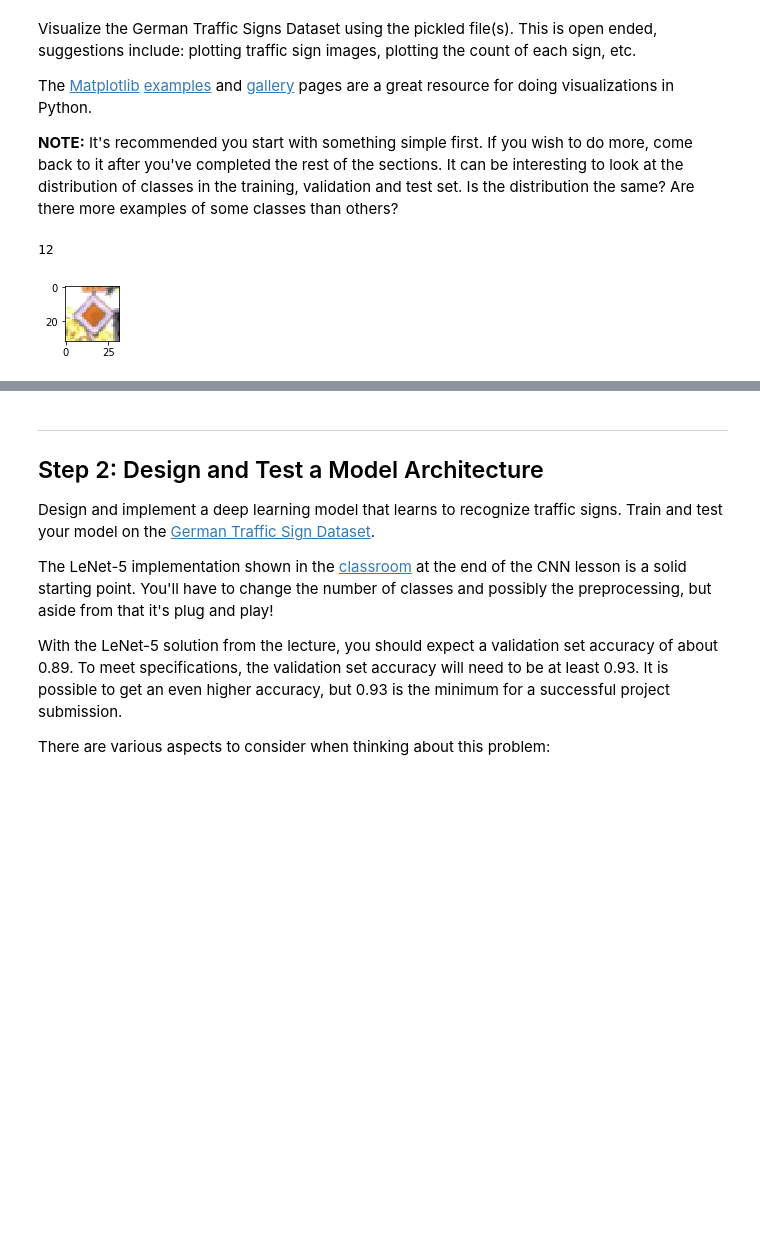
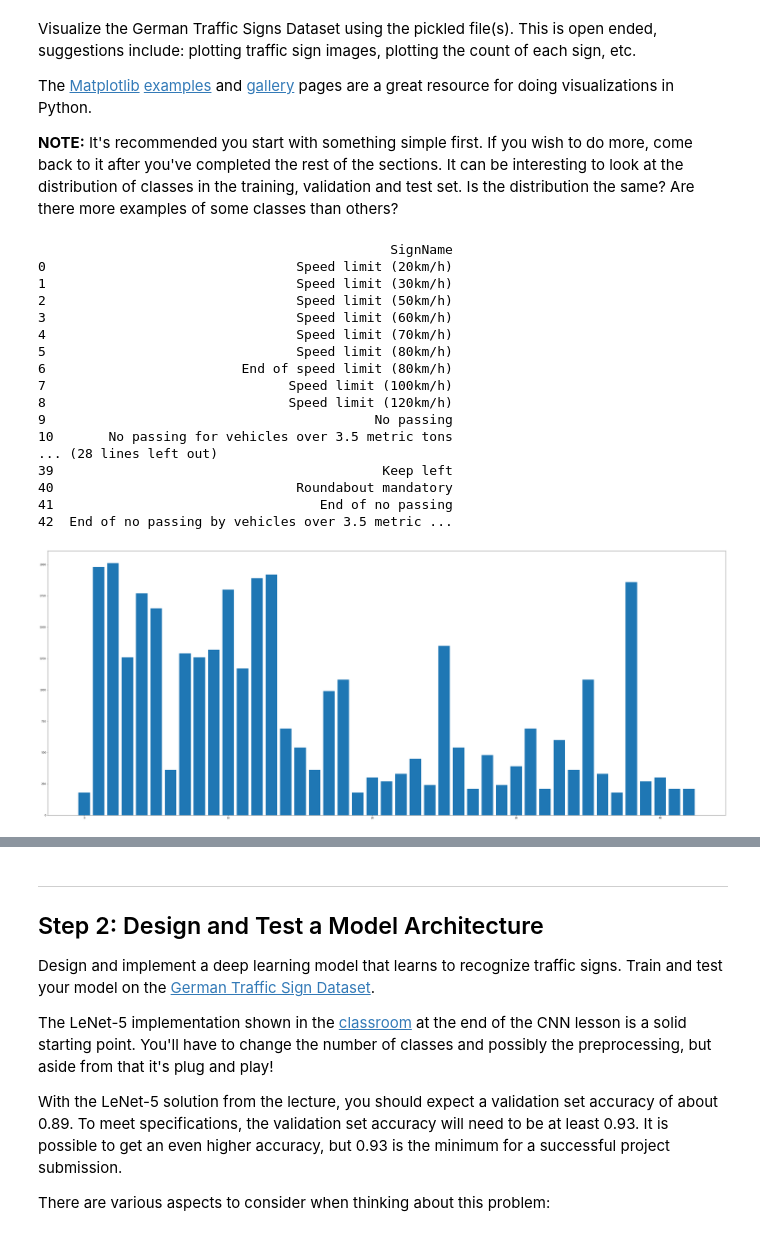
Before and after one commit to Ricram2/Traffic-Sign-Classifier-LeNet-5, a Jupyter notebook: Traffic_Sign_Classifier.ipynb, the cells around one changed output, grey strips where cells are left out. Cells and saved outputs as stored; diff of their text form; code cells hidden in the pictures; blank space fills up the shorter version.

```diff
--- a/Traffic_Sign_Classifier.ipynb
+++ b/Traffic_Sign_Classifier.ipynb
@@ -110,22 +113,36 @@ Visualize the German Traffic Signs Dataset using the pickled file(s). This is op
 The [Matplotlib](http://matplotlib.org/) [examples](http://matplotlib.org/examples/index.html) and [gallery](http://matplotlib.org/gallery.html) pages are a great resource for doing visualizations in Python.
 
 **NOTE:** It's recommended you start with something simple first. If you wish to do more, come back to it after you've completed the rest of the sections. It can be interesting to look at the distribution of classes in the training, validation and test set. Is the distribution the same? Are there more examples of some classes than others?
-# %%
-
-import random
-import numpy as np
-import matplotlib.pyplot as plt
-%matplotlib inline
-
-index = random.randint(0, len(X_train))
-image = X_train[index].squeeze()
-
-plt.figure(figsize=(1,1))
-plt.imshow(image)
-print(y_train[index])
-# %% [output]
-12
-[figure, removed]
+# %%
+## Listing Categories
+df = pd.read_csv("signnames.csv")
+df1 = df[['SignName']]
+print (df1)
+
+classes, repeat = np.unique(y_train,return_counts=True)
+
+plt.figure(figsize=(50,20))
+plt.bar(classes, repeat, width=0.8)
+plt.show()
+# %% [output]
+                                             SignName
+0                                Speed limit (20km/h)
+1                                Speed limit (30km/h)
+2                                Speed limit (50km/h)
+3                                Speed limit (60km/h)
+4                                Speed limit (70km/h)
+5                                Speed limit (80km/h)
+6                         End of speed limit (80km/h)
+7                               Speed limit (100km/h)
+8                               Speed limit (120km/h)
+9                                          No passing
+10       No passing for vehicles over 3.5 metric tons
+... (28 lines left out)
+39                                          Keep left
+40                               Roundabout mandatory
+41                                  End of no passing
+42  End of no passing by vehicles over 3.5 metric ...
+[figure, added]
 # %%
 
 ## Visualize All categories
```
Also changed, not shown: parts of 4 cells of this notebook.
